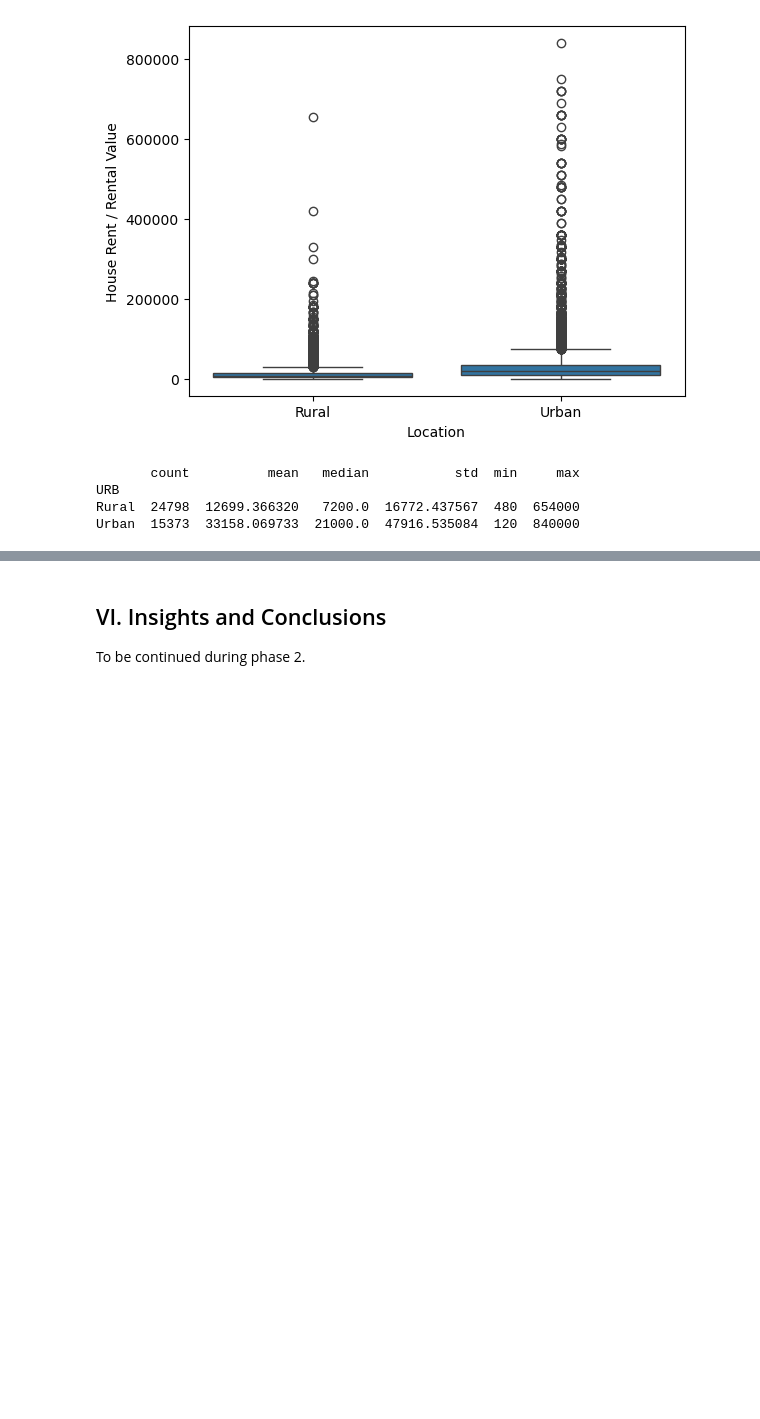
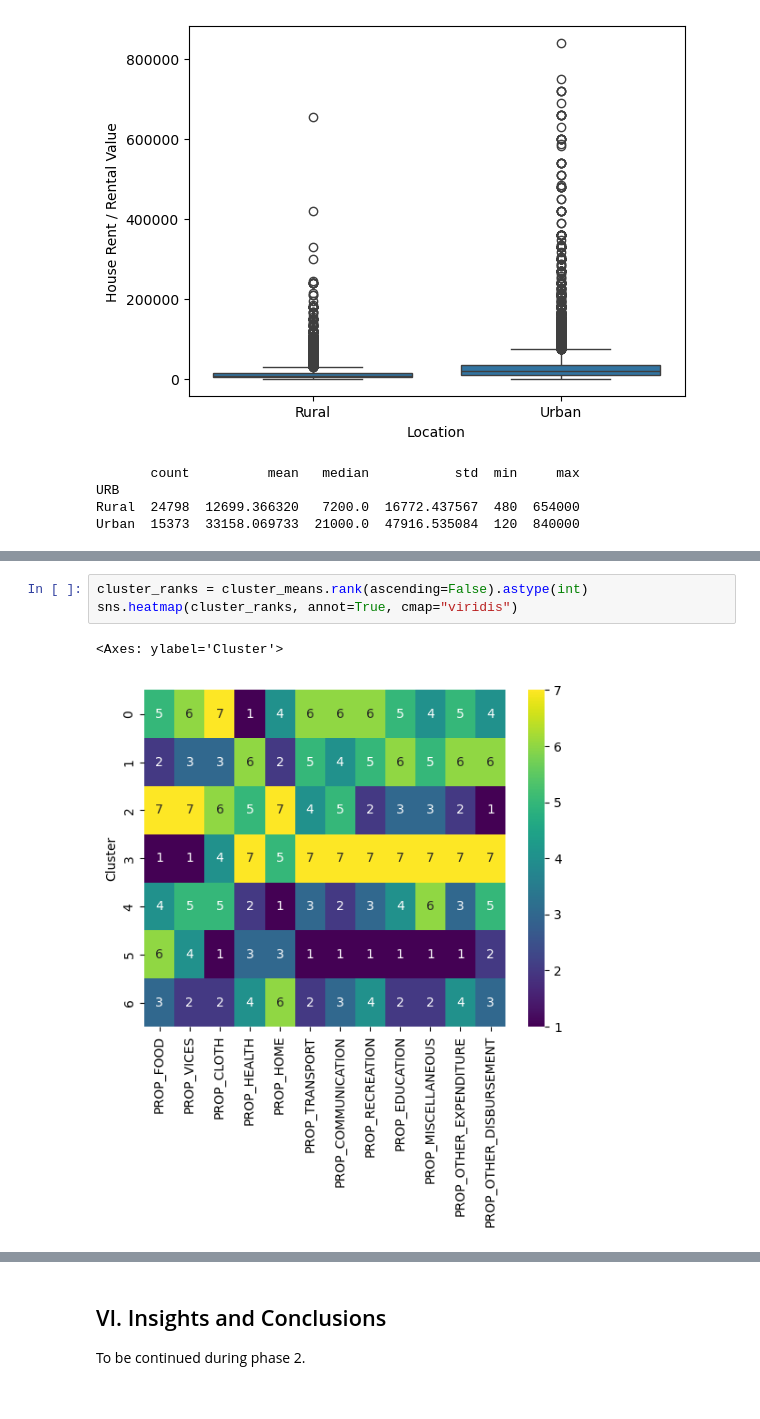
Before and after one commit to qu1r0ra/psa-dataset-analysis, a Jupyter notebook: fie-analysis.ipynb, the cells around one changed output, grey strips where cells are left out. Drawn from its saved outputs; the diff is of its cells as text; blank space fills up the shorter version.

```diff
--- a/fie-analysis.ipynb
+++ b/fie-analysis.ipynb
@@ -1492,0 +1619,6 @@ To be continued during phase 2.
+# %%
+cluster_ranks = cluster_means.rank(ascending=False).astype(int)
+sns.heatmap(cluster_ranks, annot=True, cmap="viridis")
+# %% [output]
+<Axes: ylabel='Cluster'>
+[figure, added]
```
Also changed, not shown: parts of 22 cells of this notebook.
